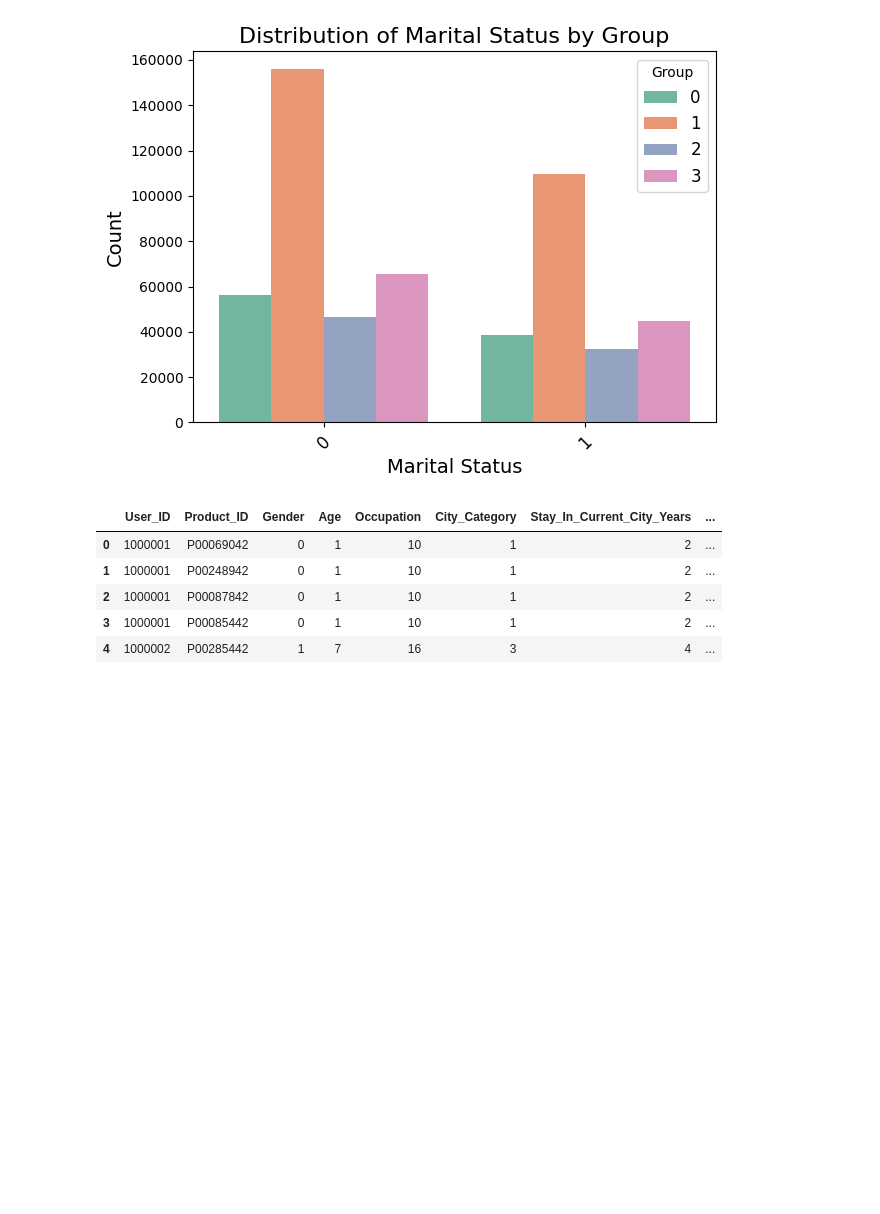
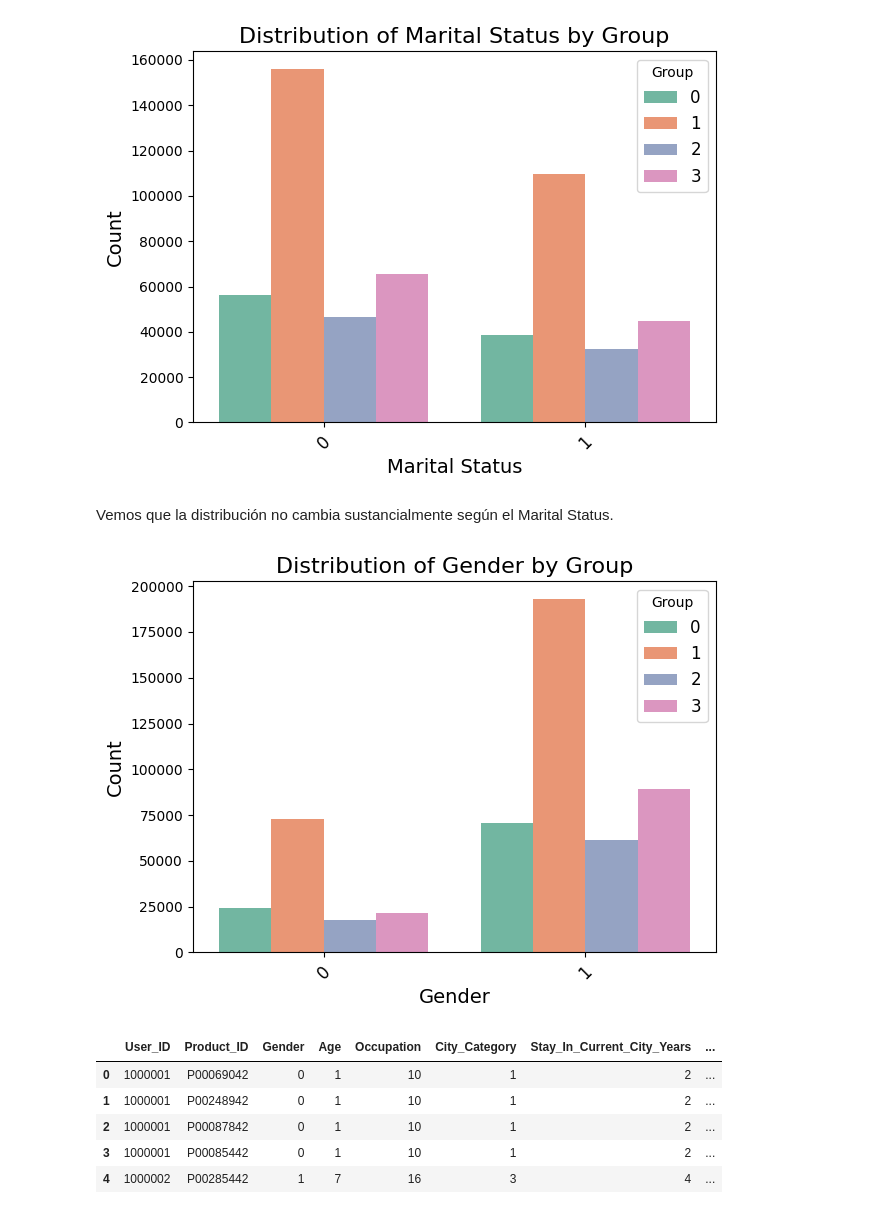
Before and after one commit to jmestanza/deep-learning, a Jupyter notebook: Mestanza-Joaquin-DL-TP Co17.ipynb, the cells around one changed output. Cells and saved outputs as stored; diff of their text form; code cells hidden in the pictures; blank space fills up the shorter version.

```diff
--- a/Mestanza-Joaquin-DL-TP Co17.ipynb
+++ b/Mestanza-Joaquin-DL-TP Co17.ipynb
@@ -308,6 +289,23 @@ plt.tight_layout()
 plt.show()
 # %% [output]
 [figure]
+# %% [markdown]
+Vemos que la distribución no cambia sustancialmente según el Marital Status.
+# %%
+sns.countplot(data=new_dataset, x='Gender', hue='Group', palette='Set2')
+
+# Add titles and labels
+plt.title("Distribution of Gender by Group", fontsize=16)
+plt.xlabel("Gender", fontsize=14)
+plt.ylabel("Count", fontsize=14)
+plt.xticks(rotation=45, fontsize=12)
+plt.legend(title="Group", fontsize=12)
+
+# Show the plot
+plt.tight_layout()
+plt.show()
+# %% [output]
+[figure, added]
 # %%
 new_dataset.head()
 # %% [output]
```
Also changed, not shown: parts of 10 cells of this notebook.
